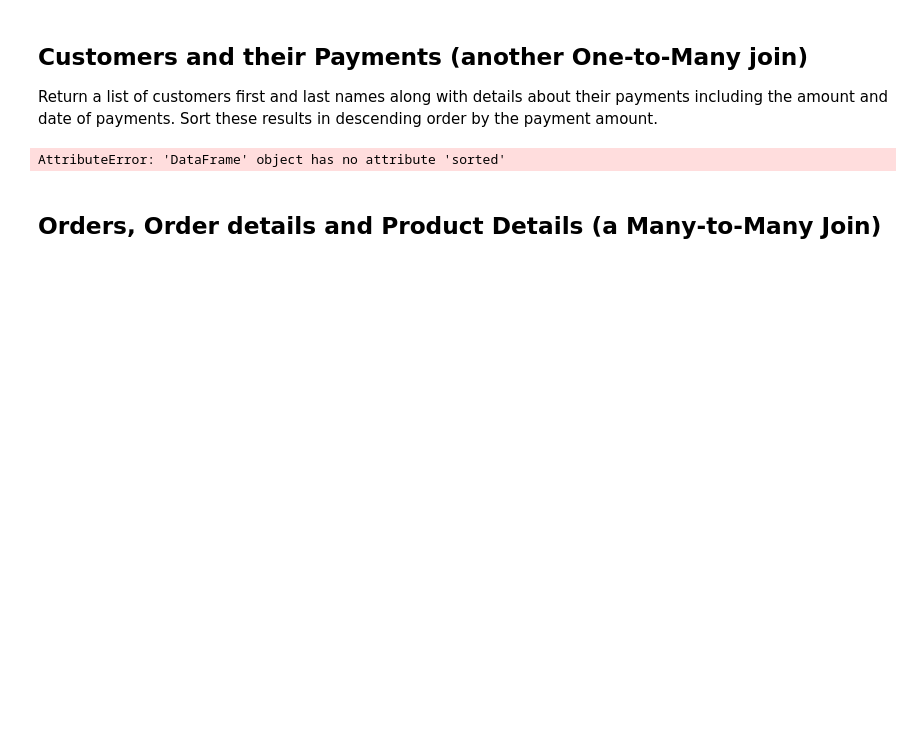
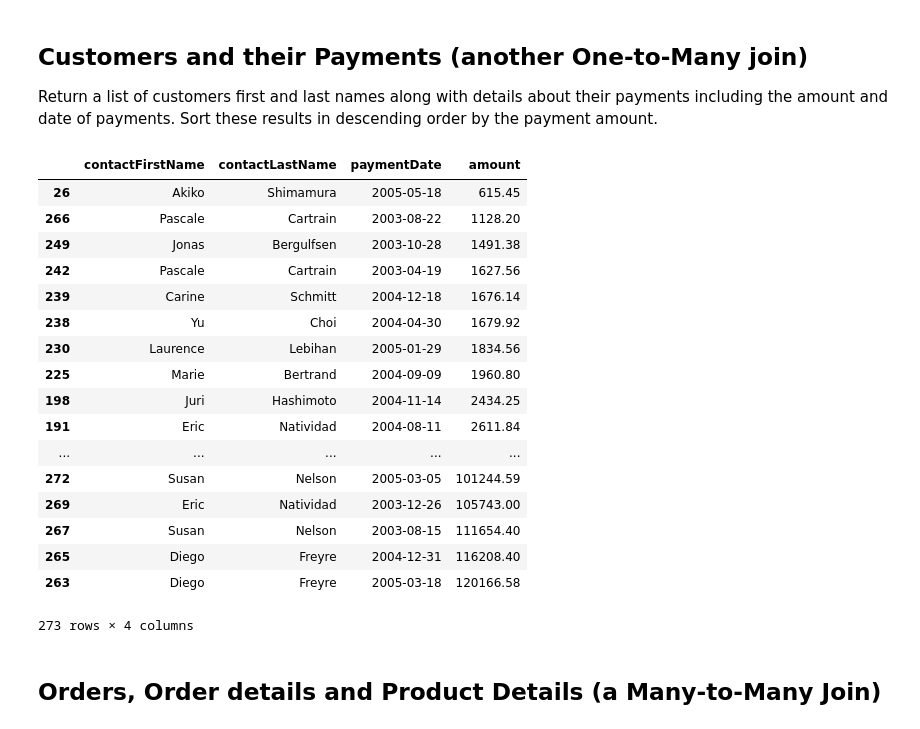
Before and after one commit to Pietrassyk/dsc-one-to-many-and-many-to-many-joins-lab-nyc-ds-career-042219, a Jupyter notebook: index.ipynb, the cells around one changed output. Saved outputs shown, nothing was run; the diff lists cells and outputs as text; code cells hidden in the pictures; blank space fills up the shorter version.

```diff
--- a/index.ipynb
+++ b/index.ipynb
@@ -97,9 +97,26 @@ df = sql("""select contactFirstName,
 # %%
 df.amount = df.amount.astype(float)
 # %%
-df.sort("amount",ascending = True)
+df.sort_values("amount",ascending = True)
 # %% [output]
+|  | contactFirstName | contactLastName | paymentDate | amount |
+| 26 | Akiko | Shimamura | 2005-05-18 | 615.45 |
+| 266 | Pascale | Cartrain | 2003-08-22 | 1128.20 |
+| 249 | Jonas | Bergulfsen | 2003-10-28 | 1491.38 |
+| 242 | Pascale | Cartrain | 2003-04-19 | 1627.56 |
+| 239 | Carine | Schmitt | 2004-12-18 | 1676.14 |
+| 238 | Yu | Choi | 2004-04-30 | 1679.92 |
+| 230 | Laurence | Lebihan | 2005-01-29 | 1834.56 |
+| 225 | Marie | Bertrand | 2004-09-09 | 1960.80 |
+| 198 | Juri | Hashimoto | 2004-11-14 | 2434.25 |
+| 191 | Eric | Natividad | 2004-08-11 | 2611.84 |
+| ... | ... | ... | ... | ... |
+| 272 | Susan | Nelson | 2005-03-05 | 101244.59 |
+| 269 | Eric | Natividad | 2003-12-26 | 105743.00 |
+| 267 | Susan | Nelson | 2003-08-15 | 111654.40 |
+| 265 | Diego | Freyre | 2004-12-31 | 116208.40 |
+| 263 | Diego | Freyre | 2005-03-18 | 120166.58 |
-AttributeError: 'DataFrame' object has no attribute 'sorted'
+273 rows × 4 columns
 # %% [markdown]
 ## Orders, Order details and Product Details (a Many-to-Many Join)
 # %% [markdown]
```
